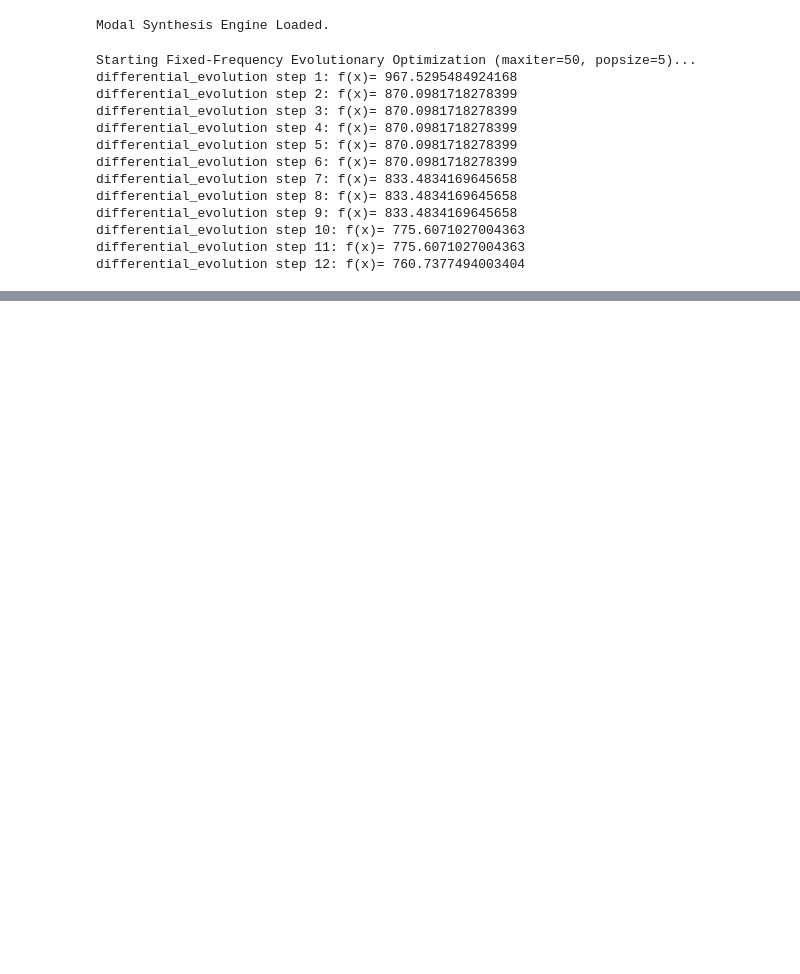
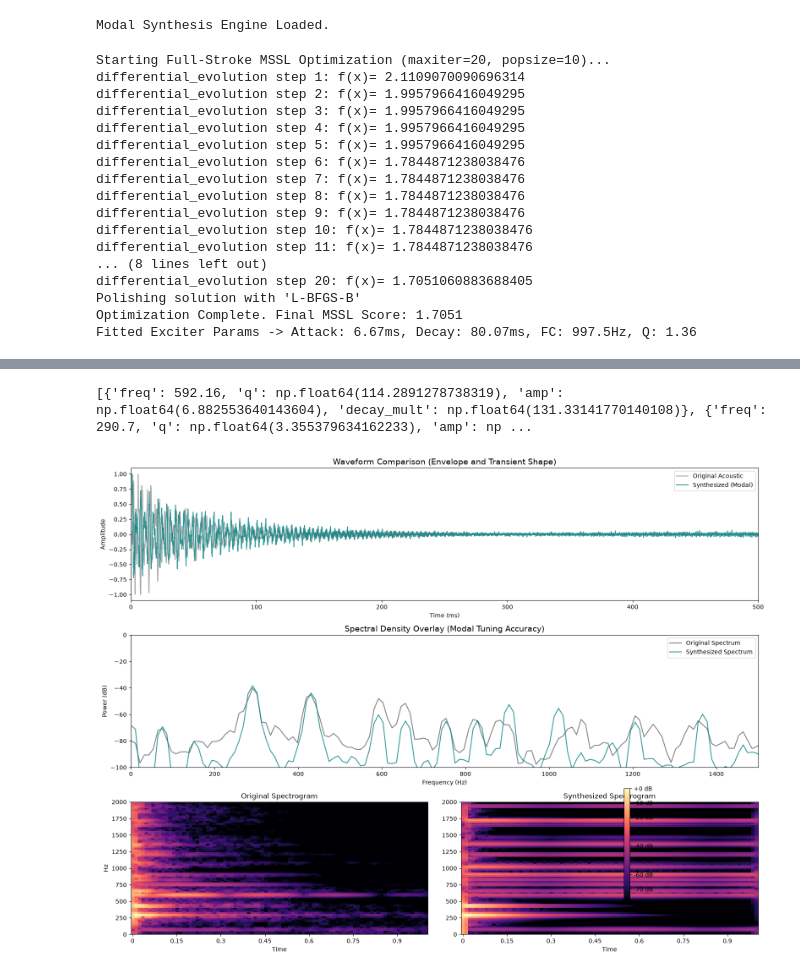
Before and after one commit to dibahadie/Tonbak-Sound-Analysis-and-Synthesis, a Jupyter notebook: single_stroke_synthesis/notebooks/modal_synthesis_hit_low.ipynb, the cells around one changed output, grey strips where cells are left out. Cells and saved outputs as stored; diff of their text form; code cells hidden in the pictures; blank space fills up the shorter version.

```diff
--- a/single_stroke_synthesis/notebooks/modal_synthesis_hit_low.ipynb
+++ b/single_stroke_synthesis/notebooks/modal_synthesis_hit_low.ipynb
@@ -50,22 +50,26 @@ optimized_modes, optimized_audio = optimize_modes(
     synth_instance=synth,
     sr=sr,
     target_duration=1.0,
-    max_iter=50
+    max_iter=20
 )
 display(ipd.Audio(optimized_audio, rate=sr))
 print(optimized_modes)
 plot_acoustic_comparison(original_audio, optimized_audio)
 # %% [output]
-Starting Fixed-Frequency Evolutionary Optimization (maxiter=50, popsize=5)...
-differential_evolution step 1: f(x)= 967.5295484924168
-differential_evolution step 2: f(x)= 870.0981718278399
-differential_evolution step 3: f(x)= 870.0981718278399
-differential_evolution step 4: f(x)= 870.0981718278399
-differential_evolution step 5: f(x)= 870.0981718278399
-differential_evolution step 6: f(x)= 870.0981718278399
-differential_evolution step 7: f(x)= 833.4834169645658
-differential_evolution step 8: f(x)= 833.4834169645658
-differential_evolution step 9: f(x)= 833.4834169645658
-differential_evolution step 10: f(x)= 775.6071027004363
-differential_evolution step 11: f(x)= 775.6071027004363
-differential_evolution step 12: f(x)= 760.7377494003404
+Starting Full-Stroke MSSL Optimization (maxiter=20, popsize=10)...
+differential_evolution step 1: f(x)= 2.1109070090696314
+differential_evolution step 2: f(x)= 1.9957966416049295
+differential_evolution step 3: f(x)= 1.9957966416049295
+differential_evolution step 4: f(x)= 1.9957966416049295
+differential_evolution step 5: f(x)= 1.9957966416049295
+differential_evolution step 6: f(x)= 1.7844871238038476
+differential_evolution step 7: f(x)= 1.7844871238038476
+differential_evolution step 8: f(x)= 1.7844871238038476
+differential_evolution step 9: f(x)= 1.7844871238038476
+differential_evolution step 10: f(x)= 1.7844871238038476
+differential_evolution step 11: f(x)= 1.7844871238038476
+... (8 lines left out)
+differential_evolution step 20: f(x)= 1.7051060883688405
+Polishing solution with 'L-BFGS-B'
+Optimization Complete. Final MSSL Score: 1.7051
+Fitted Exciter Params -> Attack: 6.67ms, Decay: 80.07ms, FC: 997.5Hz, Q: 1.36
@@ -71,0 +77,2 @@ differential_evolution step 12: f(x)= 760.7377494003404
+[{'freq': 592.16, 'q': np.float64(114.2891278738319), 'amp': np.float64(6.882553640143604), 'decay_mult': np.float64(131.33141770140108)}, {'freq': 290.7, 'q': np.float64(3.355379634162233), 'amp': np ...
+[figure, added]
```
Also changed, not shown: parts of 2 cells of this notebook, 32 other files.
